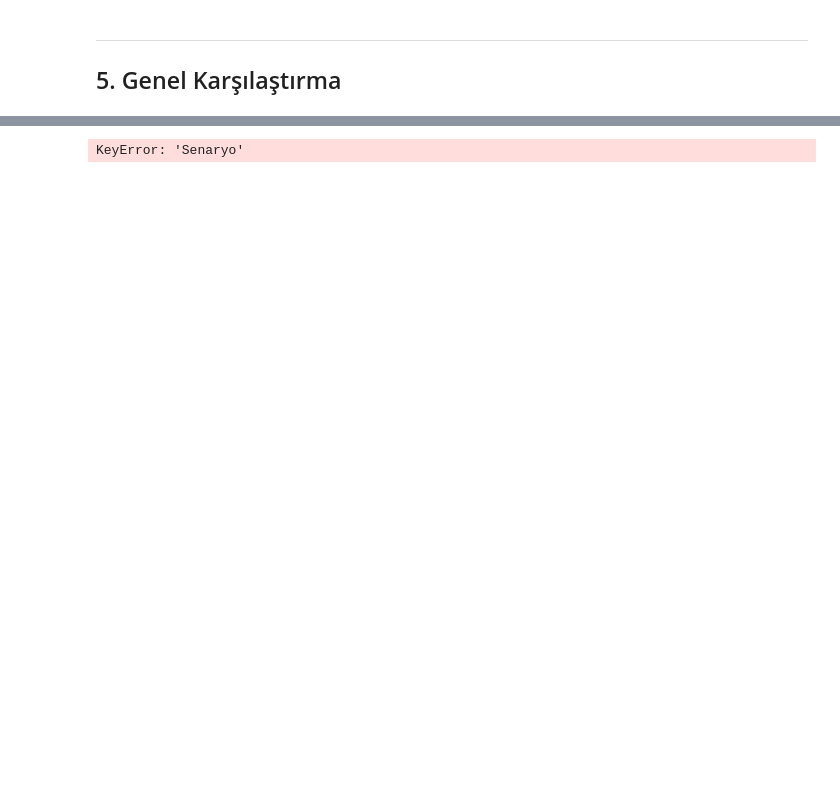
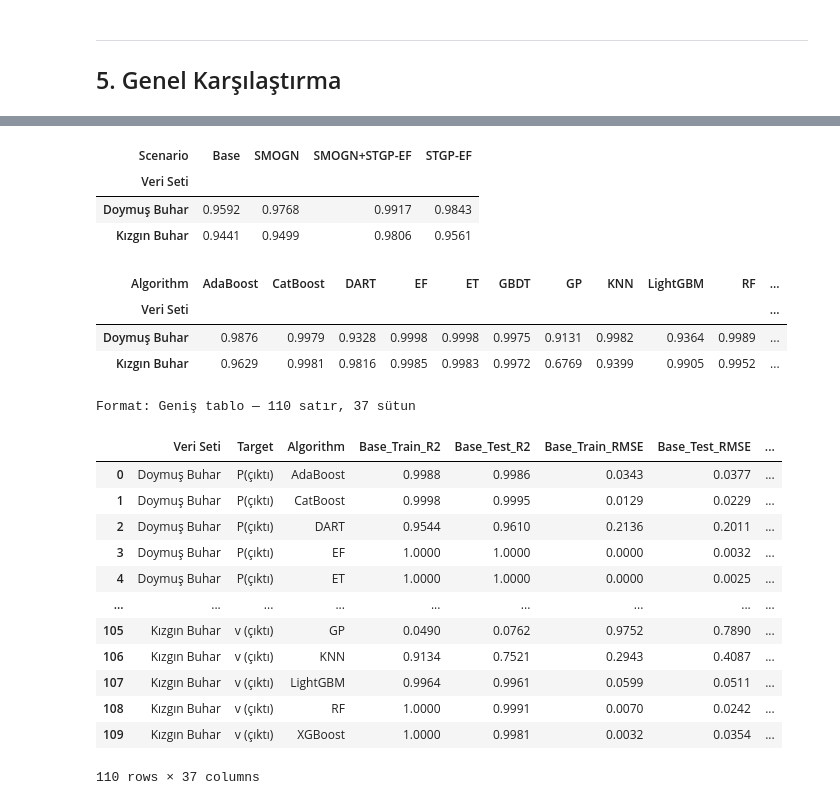
Before and after one commit to suleymangzy/Data-Engineering, a Jupyter notebook: .ipynb/Experimentation.ipynb, the cells around one changed output, grey strips where cells are left out. Drawn from its saved outputs; the diff is of its cells as text; code cells hidden in the pictures; blank space fills up the shorter version.

```diff
--- a/.ipynb/Experimentation.ipynb
+++ b/.ipynb/Experimentation.ipynb
@@ -575,14 +572,36 @@ Toplam değerlendirme sayısı: 440
 # %%
 # Senaryo bazlı ortalama Test R² skorları
-df_all.groupby(['Veri Seti', 'Senaryo'])['Test_R2'].mean().unstack()
+df_all.groupby(['Veri Seti', 'Scenario'])['Test_R2'].mean().unstack()
 # %% [output]
-KeyError: 'Senaryo'
+| Scenario | Base | SMOGN | SMOGN+STGP-EF | STGP-EF |
+| Veri Seti |  |  |  |  |
+| Doymuş Buhar | 0.9592 | 0.9768 | 0.9917 | 0.9843 |
+| Kızgın Buhar | 0.9441 | 0.9499 | 0.9806 | 0.9561 |
 # %%
 # Algoritma bazlı ortalama Test R² skorları
-df_all.groupby(['Veri Seti', 'Algoritma'])['Test_R2'].mean().unstack()
+df_all.groupby(['Veri Seti', 'Algorithm'])['Test_R2'].mean().unstack()
+# %% [output]
+| Algorithm | AdaBoost | CatBoost | DART | EF | ET | GBDT | GP | KNN | LightGBM | RF | ... |
+| Veri Seti |  |  |  |  |  |  |  |  |  |  | ... |
+| Doymuş Buhar | 0.9876 | 0.9979 | 0.9328 | 0.9998 | 0.9998 | 0.9975 | 0.9131 | 0.9982 | 0.9364 | 0.9989 | ... |
+| Kızgın Buhar | 0.9629 | 0.9981 | 0.9816 | 0.9985 | 0.9983 | 0.9972 | 0.6769 | 0.9399 | 0.9905 | 0.9952 | ... |
 # %%
 # Geniş formatlı sonuç tablosu oluştur ve kaydet
-df_wide = save_wide_results(df_all, 'R515B_Ozellikler/Model_Training_Results.csv')
-print('Sonuçlar R515B_Ozellikler/Model_Training_Results.csv dosyasına kaydedildi.')
+df_wide = save_wide_results(df_all, 'Results/Model_Training_Results.csv')
 print(f'Format: Geniş tablo — {len(df_wide)} satır, {len(df_wide.columns)} sütun')
 df_wide
+# %% [output]
+Format: Geniş tablo — 110 satır, 37 sütun
+|  | Veri Seti | Target | Algorithm | Base_Train_R2 | Base_Test_R2 | Base_Train_RMSE | Base_Test_RMSE | ... |
+| 0 | Doymuş Buhar | P(çıktı) | AdaBoost | 0.9988 | 0.9986 | 0.0343 | 0.0377 | ... |
+| 1 | Doymuş Buhar | P(çıktı) | CatBoost | 0.9998 | 0.9995 | 0.0129 | 0.0229 | ... |
+| 2 | Doymuş Buhar | P(çıktı) | DART | 0.9544 | 0.9610 | 0.2136 | 0.2011 | ... |
+| 3 | Doymuş Buhar | P(çıktı) | EF | 1.0000 | 1.0000 | 0.0000 | 0.0032 | ... |
+| 4 | Doymuş Buhar | P(çıktı) | ET | 1.0000 | 1.0000 | 0.0000 | 0.0025 | ... |
+| ... | ... | ... | ... | ... | ... | ... | ... | ... |
+| 105 | Kızgın Buhar | v (çıktı) | GP | 0.0490 | 0.0762 | 0.9752 | 0.7890 | ... |
+| 106 | Kızgın Buhar | v (çıktı) | KNN | 0.9134 | 0.7521 | 0.2943 | 0.4087 | ... |
+| 107 | Kızgın Buhar | v (çıktı) | LightGBM | 0.9964 | 0.9961 | 0.0599 | 0.0511 | ... |
+| 108 | Kızgın Buhar | v (çıktı) | RF | 1.0000 | 0.9991 | 0.0070 | 0.0242 | ... |
+| 109 | Kızgın Buhar | v (çıktı) | XGBoost | 1.0000 | 0.9981 | 0.0032 | 0.0354 | ... |
+110 rows × 37 columns
```
Also changed, not shown: parts of 19 cells of this notebook, 6 other files.
